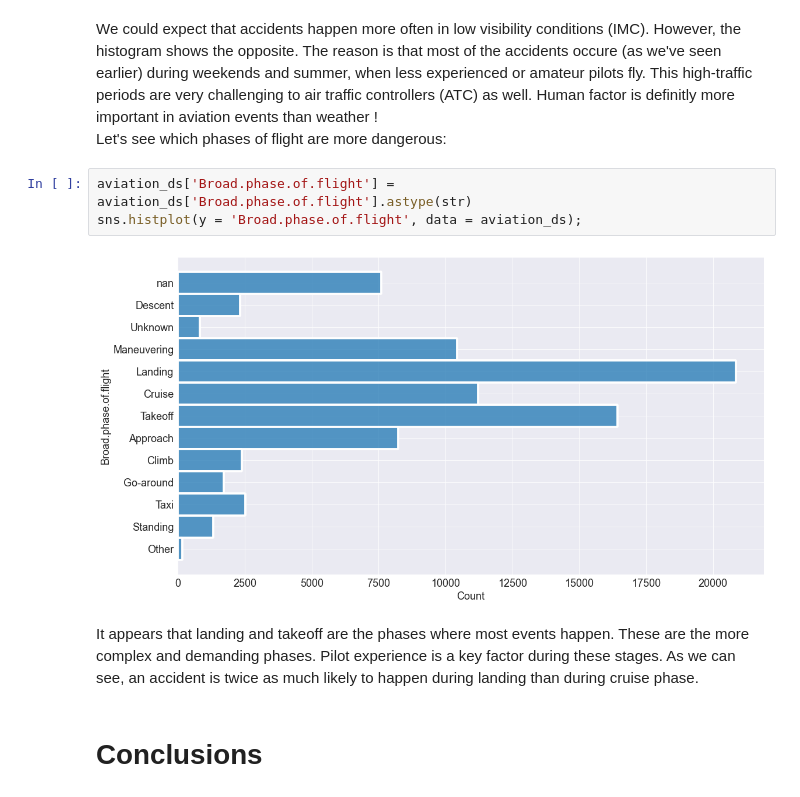
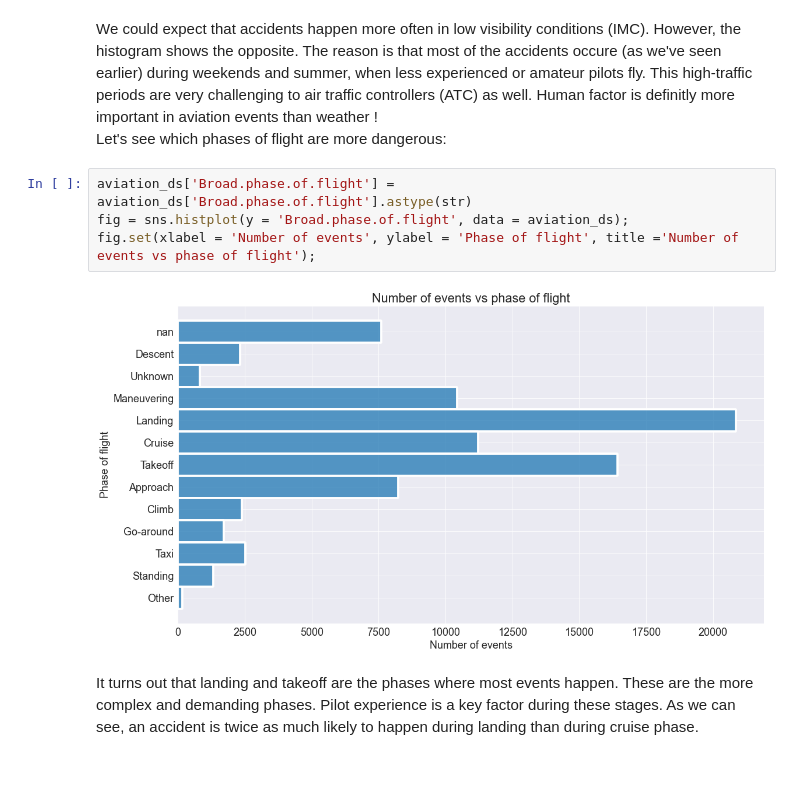
Before and after one commit to zaitrik/aviation_stats, a Jupyter notebook: aviation_stats.ipynb, the cells around one changed output. Drawn from its saved outputs; the diff is of its cells as text; blank space fills up the shorter version.

```diff
--- a/aviation_stats.ipynb
+++ b/aviation_stats.ipynb
@@ -423,10 +452,9 @@ We could expect that accidents  happen more often in low visibility conditions (
 Let's see which phases of flight are more dangerous:
 # %%
 aviation_ds['Broad.phase.of.flight'] =  aviation_ds['Broad.phase.of.flight'].astype(str)
-sns.histplot(y = 'Broad.phase.of.flight', data = aviation_ds);
+fig = sns.histplot(y = 'Broad.phase.of.flight', data = aviation_ds);
+fig.set(xlabel = 'Number of events', ylabel = 'Phase of flight', title ='Number of events vs phase of flight');
 # %% [output]
-[figure, old version]
+[figure, new version]
 # %% [markdown]
-It appears that landing and takeoff are the phases where most events happen. These are the more complex and demanding phases. Pilot experience is a key factor during these stages. As we can see, an accident is twice as much likely to happen during landing than during cruise phase.
+It turns out that landing and takeoff are the phases where most events happen. These are the more complex and demanding phases. Pilot experience is a key factor during these stages. As we can see, an accident is twice as much likely to happen during landing than during cruise phase.
-# %% [markdown]
-# Conclusions
```
Also changed, not shown: parts of 35 cells of this notebook.
